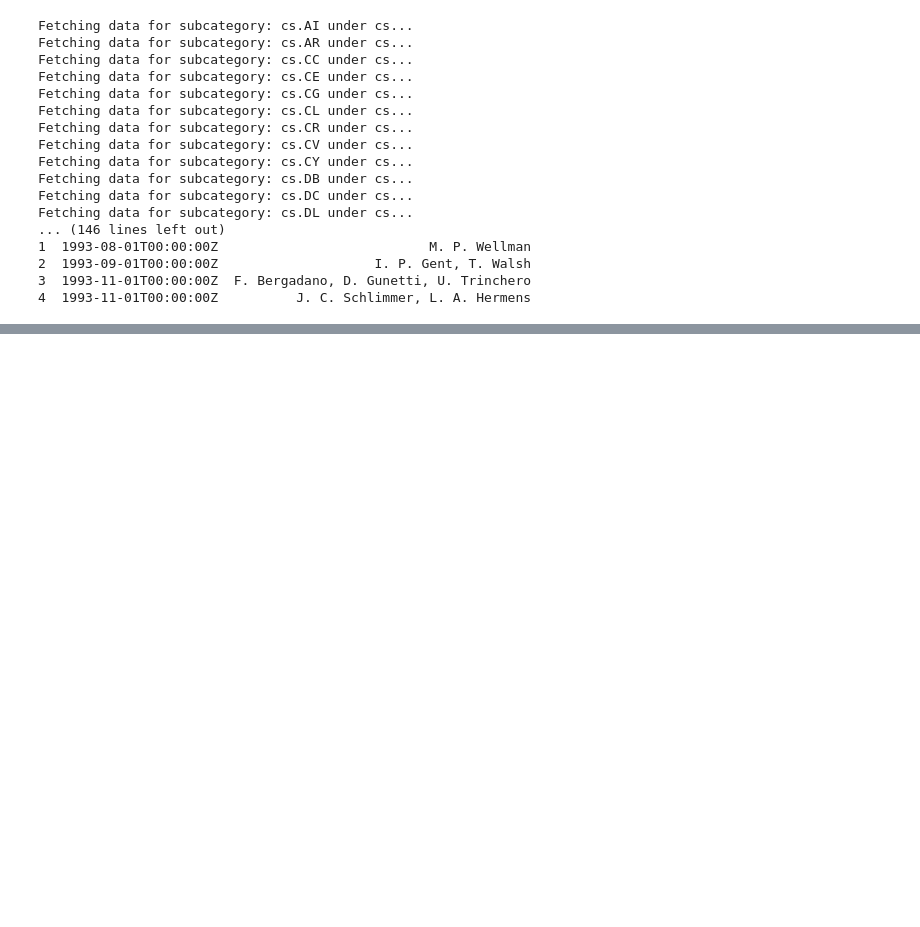
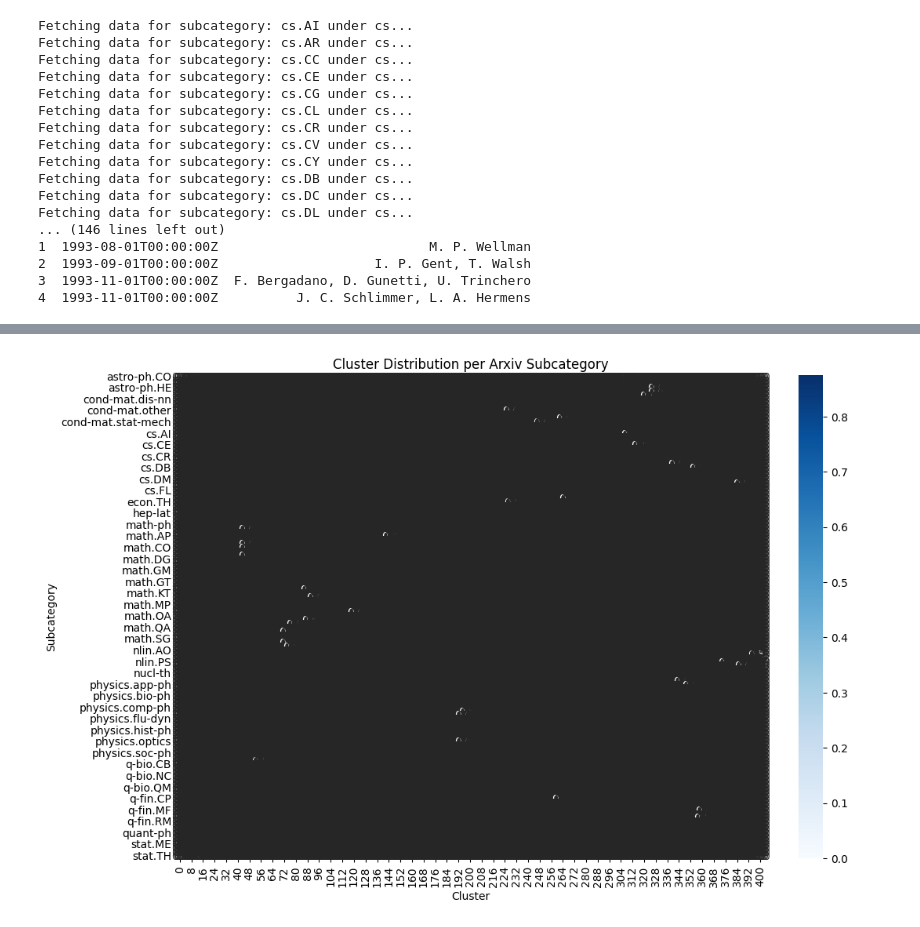
Before and after one commit to Zaach-2793/AI-Prac, a Jupyter notebook: worflow_notebook.ipynb, the cells around one changed output, grey strips where cells are left out. Cells and saved outputs as stored; diff of their text form; code cells hidden in the pictures; blank space fills up the shorter version.

```diff
--- a/worflow_notebook.ipynb
+++ b/worflow_notebook.ipynb
@@ -27,3 +27,20 @@ Fetching data for subcategory: cs.DL under cs...
 2  1993-09-01T00:00:00Z                    I. P. Gent, T. Walsh
 3  1993-11-01T00:00:00Z  F. Bergadano, D. Gunetti, U. Trinchero
 4  1993-11-01T00:00:00Z          J. C. Schlimmer, L. A. Hermens
+# %%
+import pandas as pd
+
+# Load your clustered papers
+df = pd.read_csv('clustering_results/papers_with_clusters.csv')
+
+# Ignore noise points (-1 cluster)
+df = df[df["cluster"] != -1]
+
+# Group by subcategory
+subcat_cluster_dist = df.groupby(['subcategory', 'cluster']).size().unstack(fill_value=0)
+
+# Normalize to percentage
+subcat_cluster_percent = subcat_cluster_dist.div(subcat_cluster_dist.sum(axis=1), axis=0)
+
+# Show the distribution
+print(subcat_cluster_percent)
@@ -29,0 +65,12 @@ Fetching data for subcategory: cs.DL under cs...
+# %%
+import seaborn as sns
+import matplotlib.pyplot as plt
+
+plt.figure(figsize=(12,8))
+sns.heatmap(subcat_cluster_percent, cmap="Blues", annot=True, fmt=".1f")
+plt.title("Cluster Distribution per Arxiv Subcategory")
+plt.xlabel("Cluster")
+plt.ylabel("Subcategory")
+plt.show()
+# %% [output]
+[figure, added]
```
Also changed, not shown: parts of 1 cell of this notebook, 24 other files.
